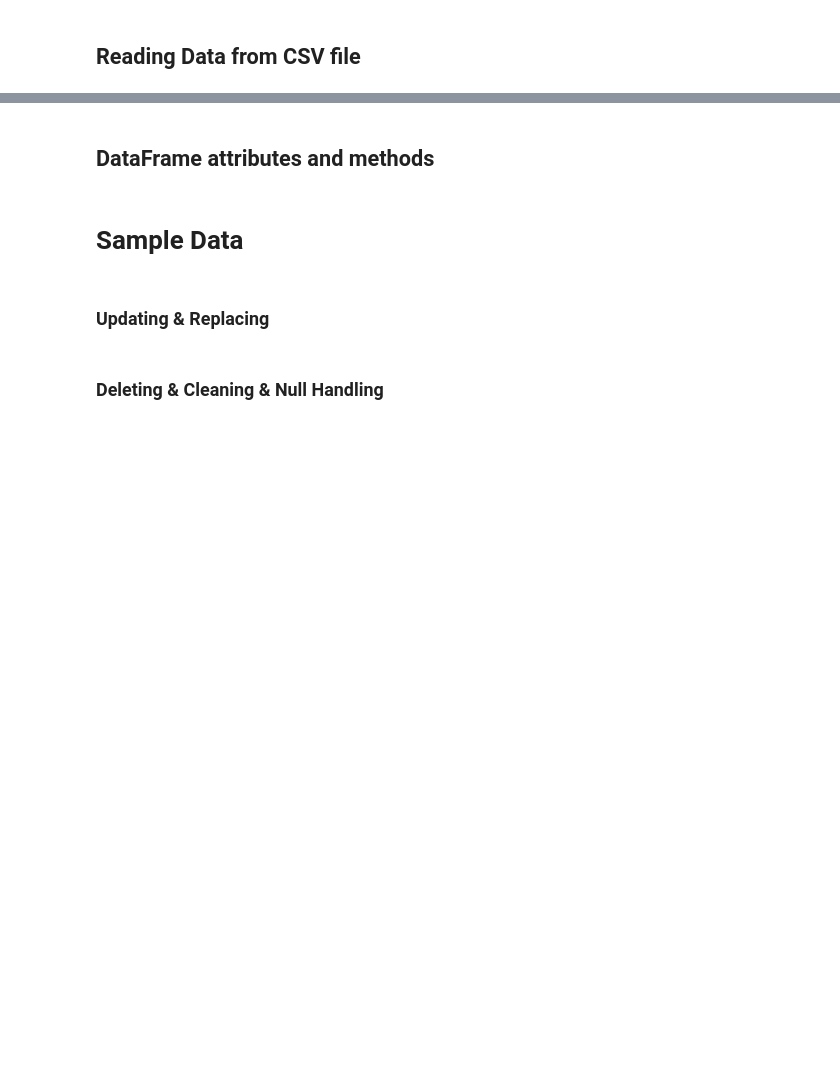
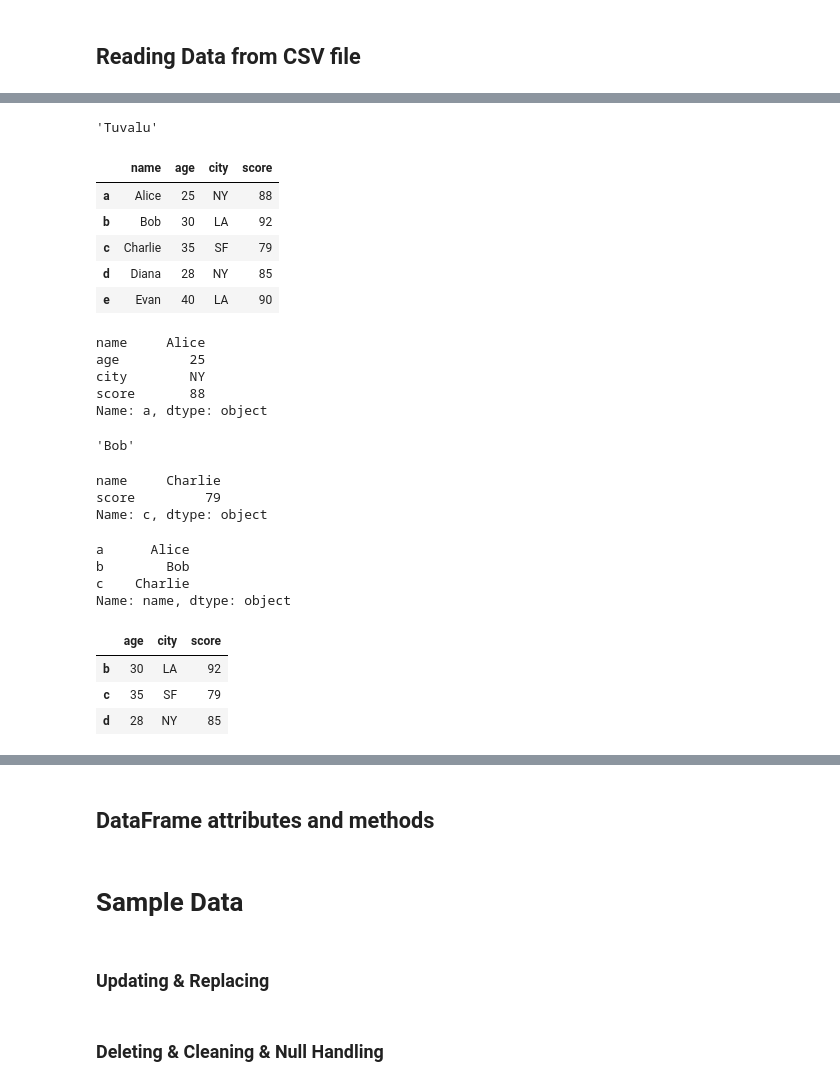
Before and after one commit to Thameempp/Data-analysis, a Jupyter notebook: Data_Handling/pandas.ipynb, the cells around one changed output, grey strips where cells are left out. Drawn from its saved outputs; the diff is of its cells as text; code cells hidden in the pictures; blank space fills up the shorter version.

```diff
--- a/Data_Handling/pandas.ipynb
+++ b/Data_Handling/pandas.ipynb
@@ -59,2 +129,57 @@ df.loc[0]
 # %%
 df.loc[1]
+# %%
+# df.loc[row,column]
+df.loc[0,'Country']
+# %% [output]
+'Tuvalu'
+# %%
+gf = pd.DataFrame({
+    'name': ['Alice', 'Bob', 'Charlie', 'Diana', 'Evan'],
+    'age' : [25, 30, 35, 28, 40],
+    'city': ['NY', 'LA', 'SF', 'NY', 'LA'],
+    'score':[88, 92, 79, 85, 90]
+}, index=['a','b','c','d','e'])
+gf
+# %% [output]
+|  | name | age | city | score |
+| a | Alice | 25 | NY | 88 |
+| b | Bob | 30 | LA | 92 |
+| c | Charlie | 35 | SF | 79 |
+| d | Diana | 28 | NY | 85 |
+| e | Evan | 40 | LA | 90 |
+# %%
+gf.loc['a']
+# %% [output]
+name     Alice
+age         25
+city        NY
+score       88
+Name: a, dtype: object
+# %%
+gf.loc['b', 'name']
+# %% [output]
+'Bob'
+# %%
+# Single row label, multiple columns
+gf.loc['c', ['name', 'score']]
+# %% [output]
+name     Charlie
+score         79
+Name: c, dtype: object
+# %%
+# Multiple row labels, single column
+gf.loc[['a','b','c'], 'name']
+# %% [output]
+a      Alice
+b        Bob
+c    Charlie
+Name: name, dtype: object
+# %%
+# Row slice by labels, column slice by labels
+gf.loc['b':'d', 'age':'score']
+# %% [output]
+|  | age | city | score |
+| b | 30 | LA | 92 |
+| c | 35 | SF | 79 |
+| d | 28 | NY | 85 |
```
Also changed, not shown: parts of 52 cells of this notebook.
